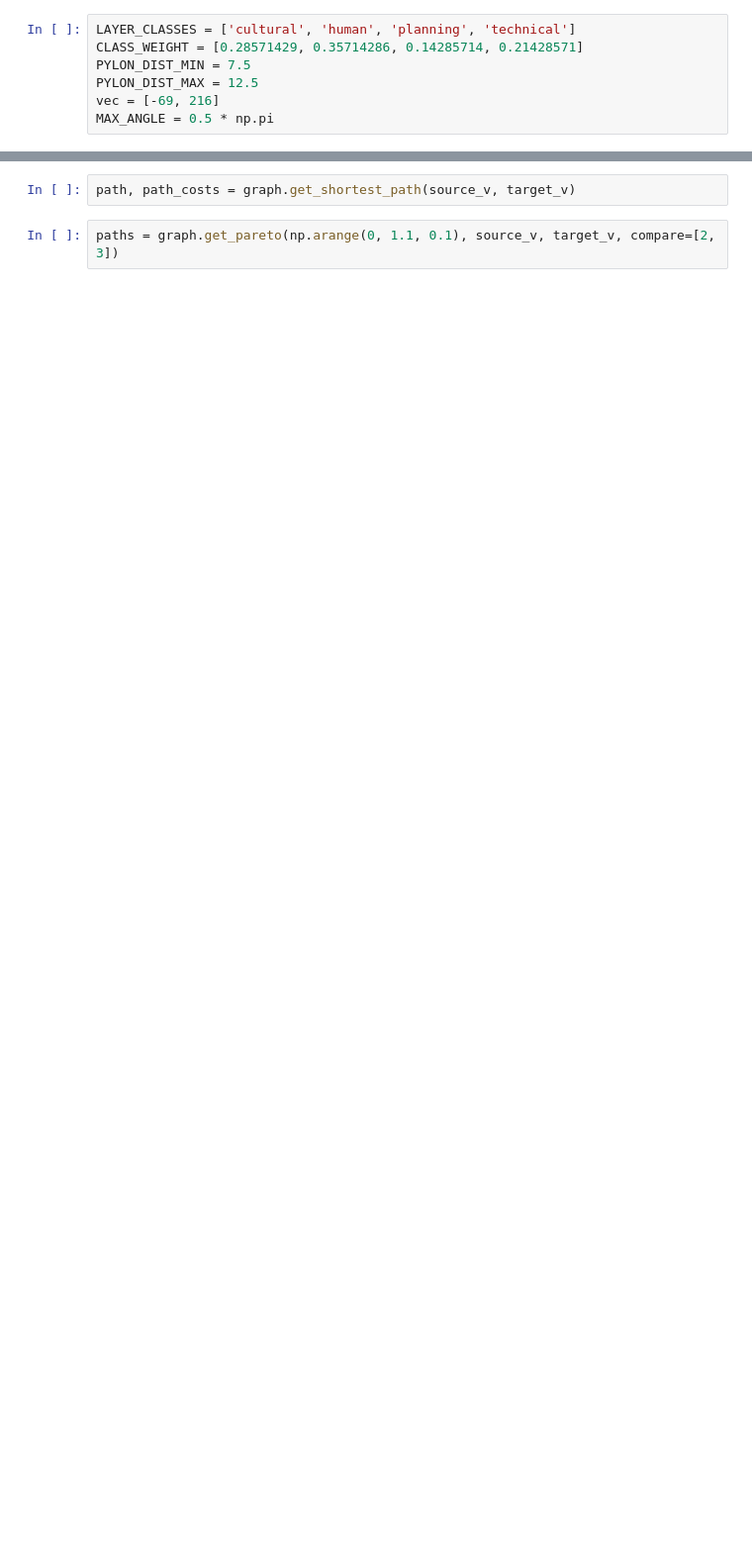
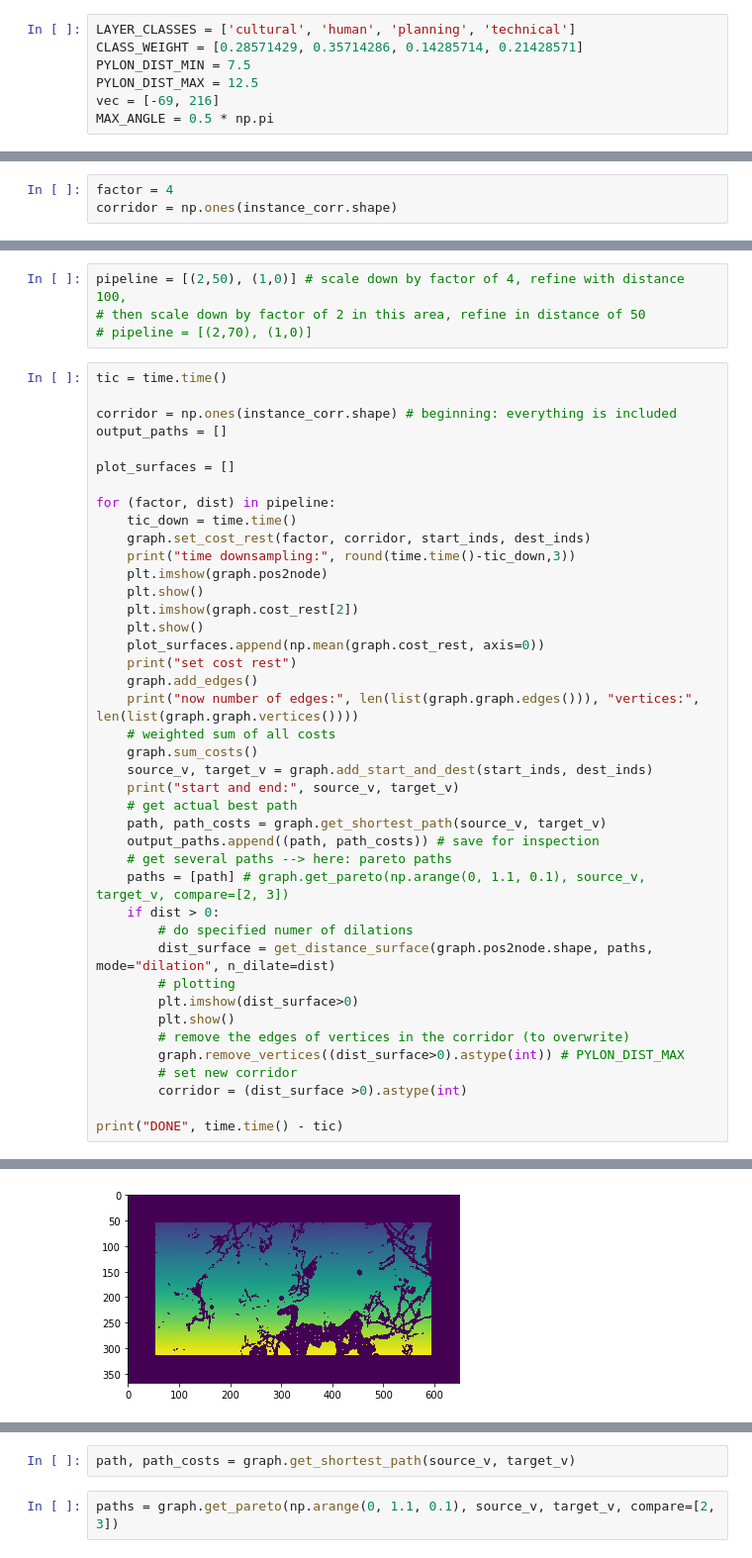
Before and after one commit to NinaWie/PowerPlanner, a Jupyter notebook: notebooks/scale_pipeline.ipynb, the cells around one changed output, grey strips where cells are left out. Shown at 99% size. Drawn from its saved outputs; the diff is of its cells as text; blank space fills up the shorter version.

```diff
--- a/notebooks/scale_pipeline.ipynb
+++ b/notebooks/scale_pipeline.ipynb
@@ -36,0 +67,3 @@ MAX_ANGLE = 0.5 * np.pi
+# %%
+factor = 4
+corridor = np.ones(instance_corr.shape)
@@ -68,0 +152,46 @@ start and end: 175935 64197
+# %%
+pipeline = [(2,50), (1,0)] # scale down by factor of 4, refine with distance 100,
+# then scale down by factor of 2 in this area, refine in distance of 50
+# pipeline = [(2,70), (1,0)]
+# %%
+tic = time.time()
+
+corridor = np.ones(instance_corr.shape) # beginning: everything is included
+output_paths = []
+
+plot_surfaces = []
+
+for (factor, dist) in pipeline:
+    tic_down = time.time()
+    graph.set_cost_rest(factor, corridor, start_inds, dest_inds)
+    print("time downsampling:", round(time.time()-tic_down,3))
+    plt.imshow(graph.pos2node)
+    plt.show()
+    plt.imshow(graph.cost_rest[2])
+    plt.show()
+    plot_surfaces.append(np.mean(graph.cost_rest, axis=0))
+    print("set cost rest")
+    graph.add_edges()
+    print("now number of edges:", len(list(graph.graph.edges())), "vertices:", len(list(graph.graph.vertices())))
+    # weighted sum of all costs
+    graph.sum_costs()
+    source_v, target_v = graph.add_start_and_dest(start_inds, dest_inds)
+    print("start and end:", source_v, target_v)
+    # get actual best path
+    path, path_costs = graph.get_shortest_path(source_v, target_v)
+    output_paths.append((path, path_costs)) # save for inspection
+    # get several paths --> here: pareto paths
+    paths = [path] # graph.get_pareto(np.arange(0, 1.1, 0.1), source_v, target_v, compare=[2, 3])
+    if dist > 0:
+        # do specified numer of dilations
+        dist_surface = get_distance_surface(graph.pos2node.shape, paths, mode="dilation", n_dilate=dist)
+        # plotting
+        plt.imshow(dist_surface>0)
+        plt.show()
+        # remove the edges of vertices in the corridor (to overwrite)
+        graph.remove_vertices((dist_surface>0).astype(int)) # PYLON_DIST_MAX
+        # set new corridor
+        corridor = (dist_surface >0).astype(int)
+
+print("DONE", time.time() - tic)
+# %% [output]
@@ -68,0 +199 @@ start and end: 175935 64197
+[figure, added]
```
Also changed, not shown: parts of 52 cells of this notebook, 14 other files.
